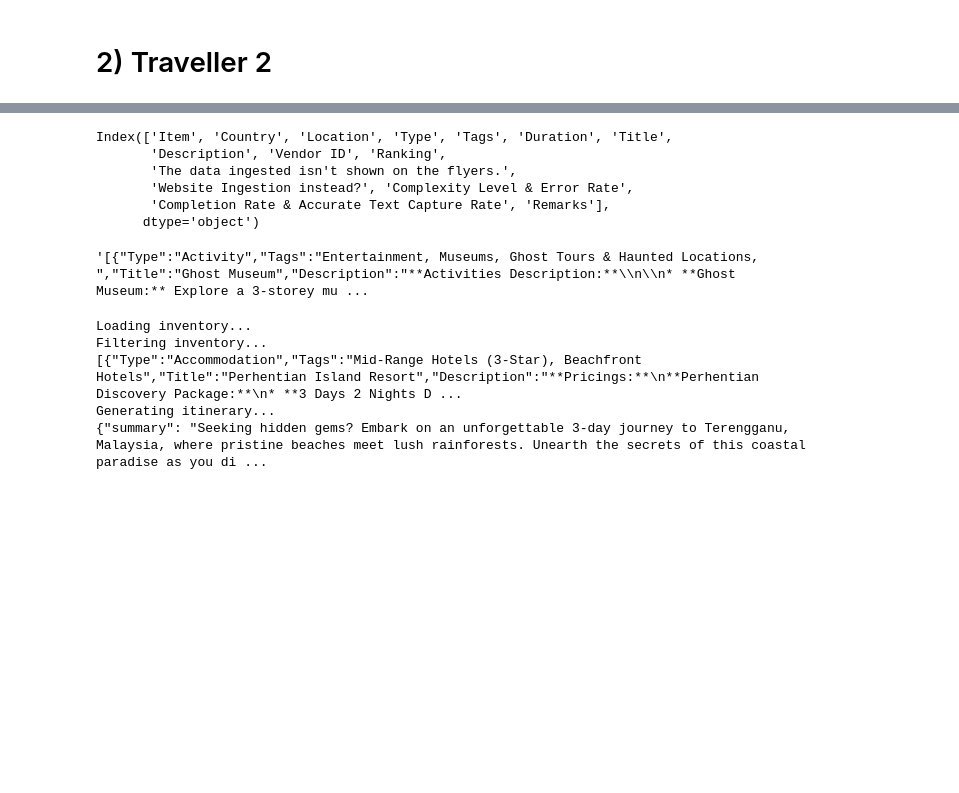
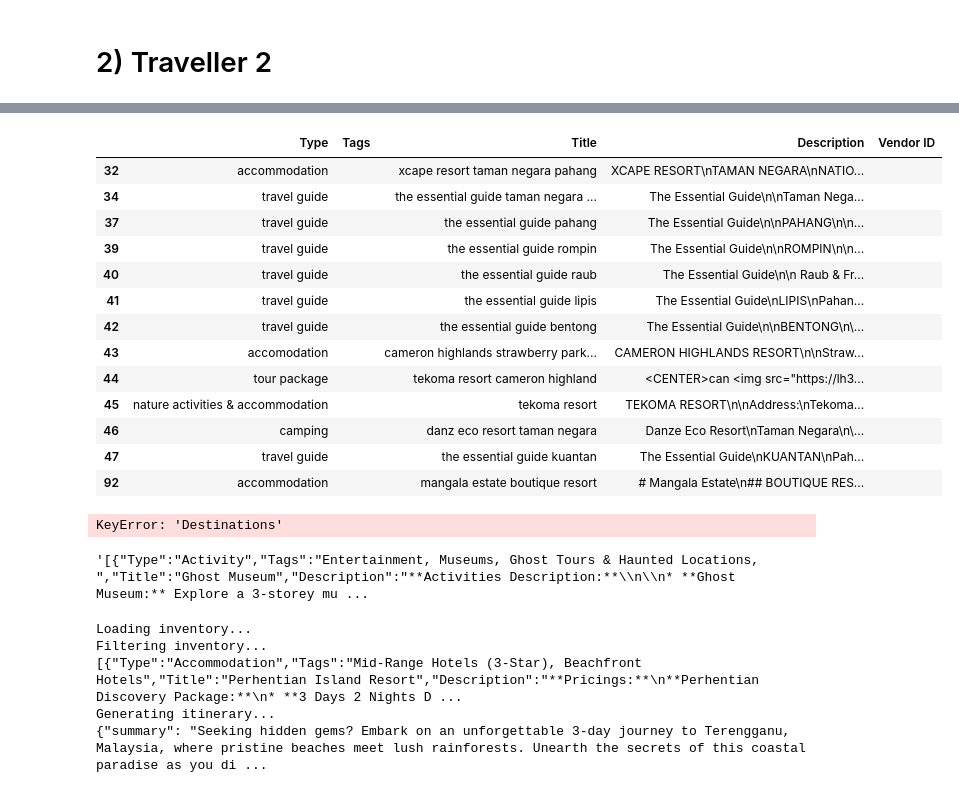
Before and after one commit to shaikrezashafiqbSA/Simple-Flask-RAG, a Jupyter notebook: RAG_experiments.ipynb, the cells around one changed output, grey strips where cells are left out. Cells and saved outputs as stored; diff of their text form; code cells hidden in the pictures; blank space fills up the shorter version.

Commit message:
traveller intent recog

```diff
--- a/RAG_experiments.ipynb
+++ b/RAG_experiments.ipynb
@@ -123,7 +123,11 @@ from RAG import traveller
 importlib.reload(traveller)
 
 from RAG.traveller import traveller
+
+CREDENTIALS_FILE = 'smart-platform.json'
+SHEET_NAME = "Master Database"
+WORKSHEET_NAME = "inventory_processed"
 rag = traveller()
-df_raw = rag.get_df(sheet_name = "Master Database", worksheet_name = "inventory_processed")
-df_raw
+print("Loading inventory...")
+df = rag.get_df(sheet_name=SHEET_NAME, worksheet_name=WORKSHEET_NAME)
 # %% [output]
@@ -143,18 +161,43 @@ df_raw
+# %%
+# Filter inventory based on destination
+print("Filtering inventory...")
+columns_to_embed = ["Country", "Location"]
+column_title = "Title"
+top_inventories = rag.filter_destinations(message["destination"],
+                                            df,
+                                            columns_to_embed = columns_to_embed,
+                                            column_title=column_title,
+                                            return_df = True,
+                                            top_N = 5)
+
+top_inventories
+# %% [output]
+|  | Type | Tags | Title | Description | Vendor ID |
+| 32 | accommodation |  | xcape resort taman negara pahang | XCAPE RESORT\nTAMAN NEGARA\nNATIO... |  |
+| 34 | travel guide |  | the essential guide taman negara ... | The Essential Guide\n\nTaman Nega... |  |
+| 37 | travel guide |  | the essential guide pahang | The Essential Guide\n\nPAHANG\n\n... |  |
+| 39 | travel guide |  | the essential guide rompin | The Essential Guide\n\nROMPIN\n\n... |  |
+| 40 | travel guide |  | the essential guide raub | The Essential Guide\n\n Raub & Fr... |  |
+| 41 | travel guide |  | the essential guide lipis | The Essential Guide\nLIPIS\nPahan... |  |
+| 42 | travel guide |  | the essential guide bentong | The Essential Guide\n\nBENTONG\n\... |  |
+| 43 | accomodation |  | cameron highlands strawberry park... | CAMERON HIGHLANDS RESORT\n\nStraw... |  |
+| 44 | tour package |  | tekoma resort cameron highland | <CENTER>can <img src="https://lh3... |  |
+| 45 | nature activities & accommodation |  | tekoma resort | TEKOMA RESORT\n\nAddress:\nTekoma... |  |
+| 46 | camping |  | danz eco resort taman negara | Danze Eco Resort\nTaman Negara\n\... |  |
+| 47 | travel guide |  | the essential guide kuantan | The Essential Guide\nKUANTAN\nPah... |  |
+| 92 | accommodation |  | mangala estate boutique resort | # Mangala Estate\n## BOUTIQUE RES... |  |
 # %%
 
 df = rag.get_df(sheet_name = "Master Database", worksheet_name = "inventory_processed")
 df.columns
+# select only pahang in destinations
+df = df[df["Destinations"].str.contains("Pahang")]
 # %% [output]
-Index(['Item', 'Country', 'Location', 'Type', 'Tags', 'Duration', 'Title',
-       'Description', 'Vendor ID', 'Ranking',
-       'The data ingested isn't shown on the flyers.',
-       'Website Ingestion instead?', 'Complexity Level & Error Rate',
-       'Completion Rate & Accurate Text Capture Rate', 'Remarks'],
-      dtype='object')
+KeyError: 'Destinations'
-# %%
-top_inventories
-# %% [output]
-'[{"Type":"Activity","Tags":"Entertainment, Museums, Ghost Tours & Haunted Locations, ","Title":"Ghost Museum","Description":"**Activities Description:**\\n\\n* **Ghost Museum:** Explore a 3-storey mu ...
+# %%
+df
+# %% [output]
+'[{"Type":"Activity","Tags":"Entertainment, Museums, Ghost Tours & Haunted Locations, ","Title":"Ghost Museum","Description":"**Activities Description:**\\n\\n* **Ghost Museum:** Explore a 3-storey mu ...
 # %%
 message = {
      "prompt": "",
```
Also changed, not shown: parts of 2 cells of this notebook, 1 other file.
